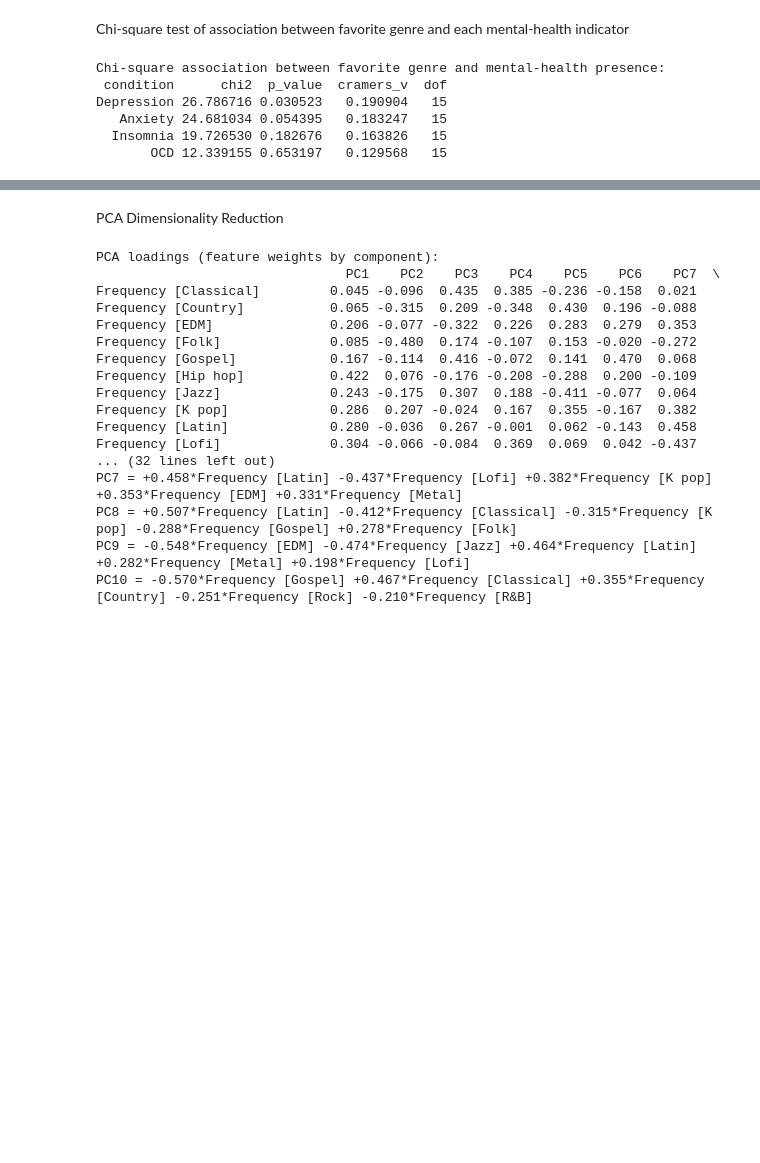
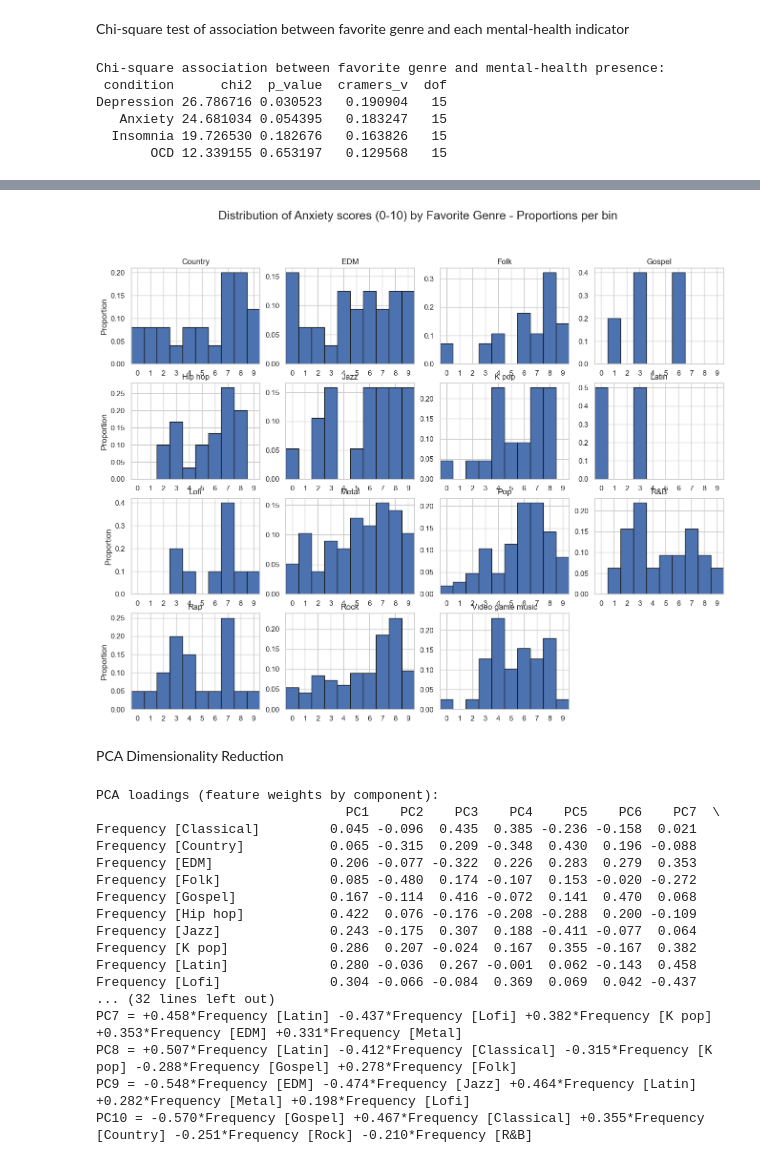
Before and after one commit to COGS108/Group-SP26-097, a Jupyter notebook: modules/eda_notebooks/mxmh_eda.ipynb, the cells around one changed output, grey strips where cells are left out. Drawn from its saved outputs; the diff is of its cells as text; code cells hidden in the pictures; blank space fills up the shorter version.

```diff
--- a/modules/eda_notebooks/mxmh_eda.ipynb
+++ b/modules/eda_notebooks/mxmh_eda.ipynb
@@ -320,3 +330,41 @@ Depression 26.786716 0.030523   0.190904   15
+# %%
+import math
+
+CONDITION = "Anxiety"
+
+encoded_df = pd.read_csv(ENCODED_FILE_PATH)
+fav_genres = [c for c in encoded_df.columns if c.startswith('Fav genre')]
+mh_conditions = ['Anxiety', 'Depression', 'Insomnia', 'OCD']
+fav_genres_df = encoded_df[fav_genres + mh_conditions]
+
+bin_edges = np.arange(-0.5, 10.5, 1)
+bin_centers = (bin_edges[:-1] + bin_edges[1:]) / 2
+ncols = 4
+nrows = math.ceil(len(fav_genres) / ncols)
+fig, axes = plt.subplots(nrows, ncols, figsize=(ncols*4, nrows*3), squeeze=False)
+axes = axes.flatten()
+
+for i, gen_col in enumerate(fav_genres):
+    ax = axes[i]
+    scores = pd.to_numeric(fav_genres_df.loc[fav_genres_df[gen_col] == 1, CONDITION], errors="coerce").dropna()
+    counts, _ = np.histogram(scores, bins=bin_edges)
+    vals = counts / counts.sum() if counts.sum() > 0 else counts
+    ax.bar(bin_centers, vals, width=1.0, align='center', color="C0", edgecolor="k")
+    ax.set_title(gen_col.replace("Fav genre_", ""))
+    ax.set_xticks(bin_centers)
+    ax.set_xticklabels(range(0, len(counts)))
+    ax.set_xlim(bin_edges[0], bin_edges[-1])
+    if i % ncols == 0:
+        ax.set_ylabel("Proportion")
+
+for j in range(len(fav_genres), len(axes)):
+    fig.delaxes(axes[j])
+
+fig.suptitle("Distribution of Anxiety scores (0-10) by Favorite Genre - Proportions per bin", fontsize=18)
+plt.savefig(f"results/figures/{CONDITION}_by_fav_genre_binned.png", dpi=150)
+plt.show()
+# %% [output]
+[figure, added]
 # %% [markdown]
 PCA Dimensionality Reduction
 # %%
```
Also changed, not shown: parts of 2 cells of this notebook, 6 other files.
